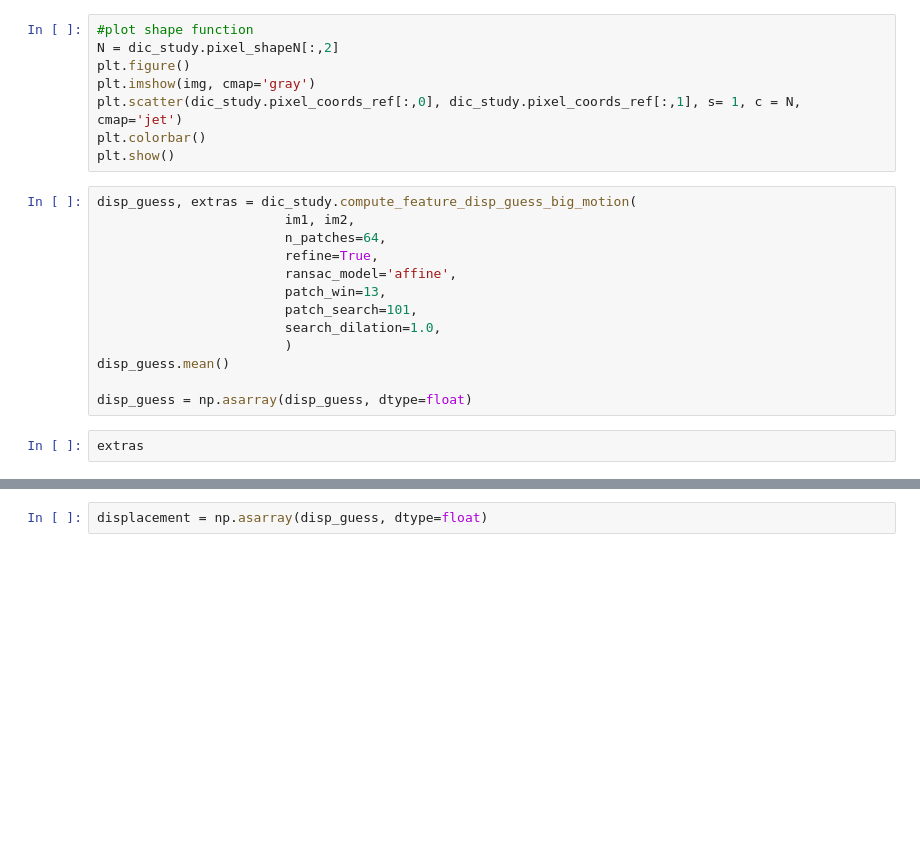
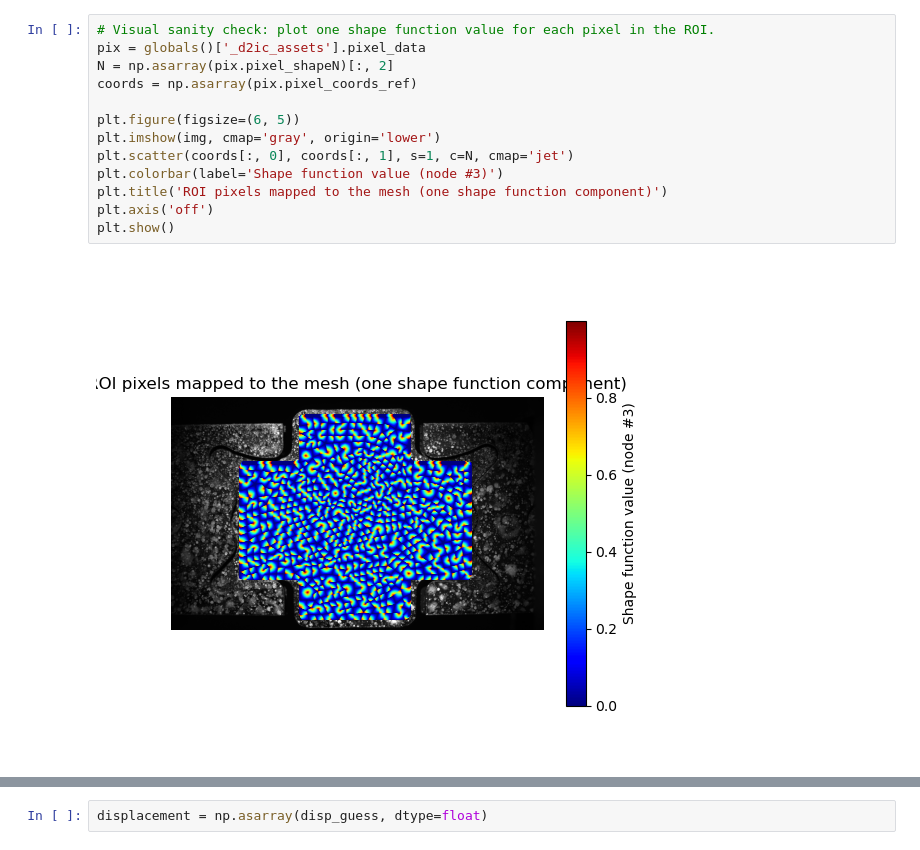
Before and after one commit to EmileRouxSMB/D2IC, a Jupyter notebook: doc/02_GUILikeMode.ipynb, the cells around one changed output, grey strips where cells are left out. Drawn from its saved outputs; the diff is of its cells as text; blank space fills up the shorter version.

```diff
--- a/doc/02_GUILikeMode.ipynb
+++ b/doc/02_GUILikeMode.ipynb
@@ -289,23 +416,15 @@ dic_study.precompute_pixel_data(jnp.asarray(im1))
 # %%
-#plot shape function
-N = dic_study.pixel_shapeN[:,2]
-plt.figure()
-plt.imshow(img, cmap='gray')
-plt.scatter(dic_study.pixel_coords_ref[:,0], dic_study.pixel_coords_ref[:,1], s= 1, c = N, cmap='jet')
-plt.colorbar()
+# Visual sanity check: plot one shape function value for each pixel in the ROI.
+pix = globals()['_d2ic_assets'].pixel_data
+N = np.asarray(pix.pixel_shapeN)[:, 2]
+coords = np.asarray(pix.pixel_coords_ref)
+
+plt.figure(figsize=(6, 5))
+plt.imshow(img, cmap='gray', origin='lower')
+plt.scatter(coords[:, 0], coords[:, 1], s=1, c=N, cmap='jet')
+plt.colorbar(label='Shape function value (node #3)')
+plt.title('ROI pixels mapped to the mesh (one shape function component)')
+plt.axis('off')
 plt.show()
+# %% [output]
+[figure, added]
-# %%
-disp_guess, extras = dic_study.compute_feature_disp_guess_big_motion(
-                        im1, im2,
-                        n_patches=64,
-                        refine=True,
-                        ransac_model='affine',
-                        patch_win=13,
-                        patch_search=101,
-                        search_dilation=1.0,
-                        )
-disp_guess.mean()
-
-disp_guess = np.asarray(disp_guess, dtype=float)
-# %%
-extras
```
Also changed, not shown: parts of 30 cells of this notebook, 7 other files.
